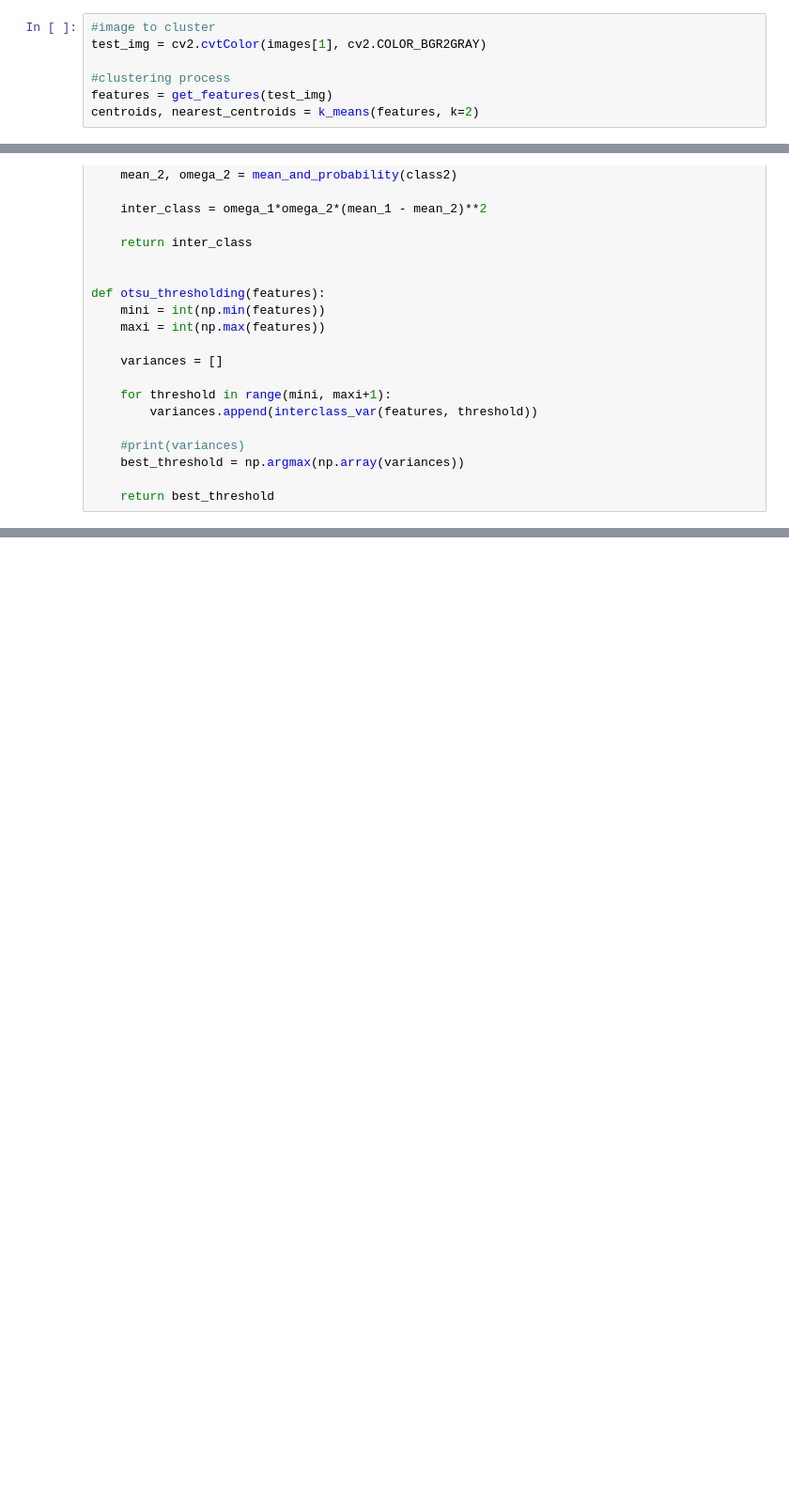
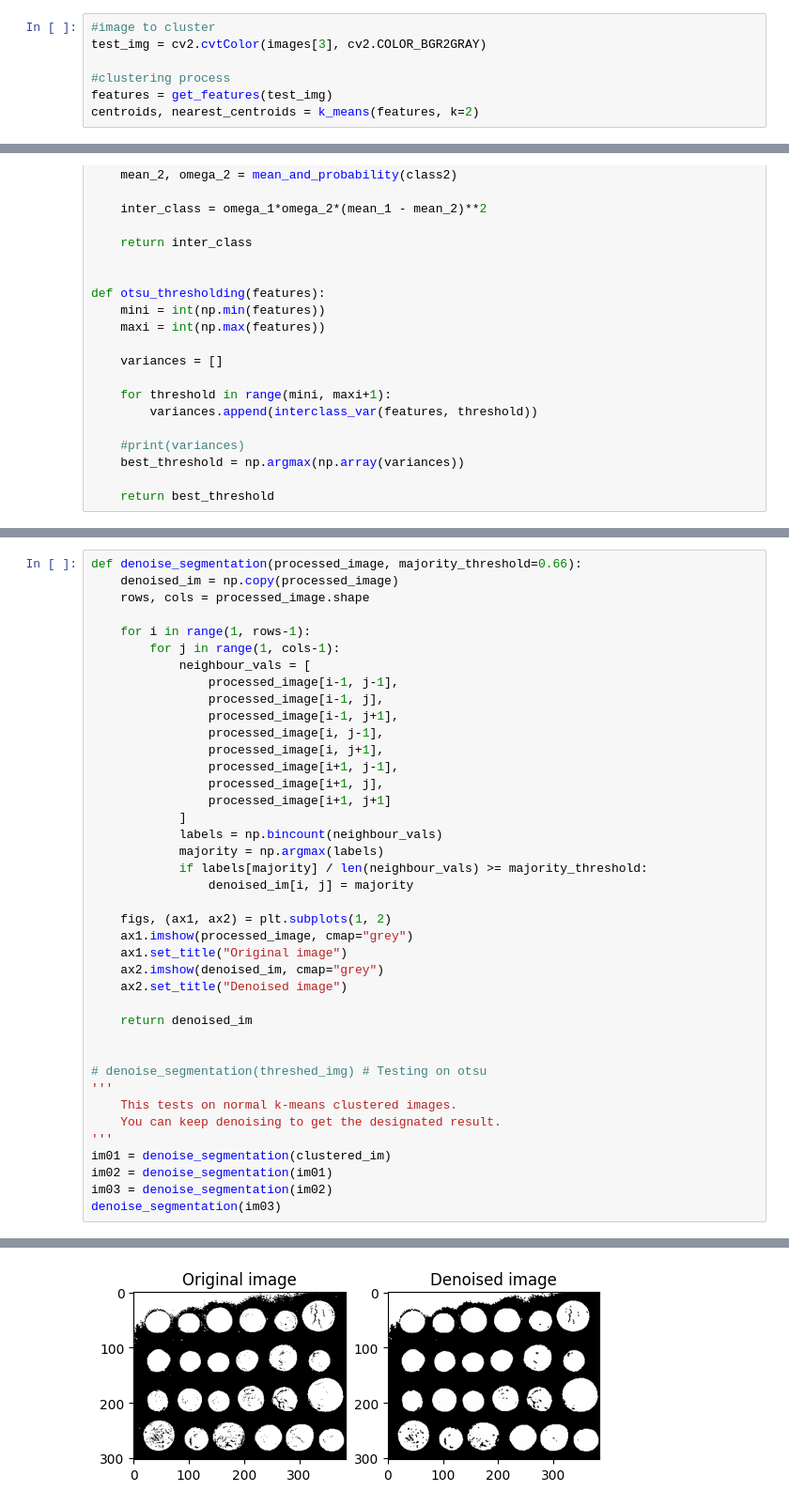
Before and after one commit to Cyrkryta/vision-image-processing, a Jupyter notebook: Assignment-5/assignment5.ipynb, the cells around one changed output, grey strips where cells are left out. Shown: that part at 94% size. Drawn from its saved outputs; the diff is of its cells as text; blank space fills up the shorter version.

```diff
--- a/Assignment-5/assignment5.ipynb
+++ b/Assignment-5/assignment5.ipynb
@@ -55,7 +57,7 @@ def k_means(features, k=3, maxIters=1000, starting_centroids = None):
     return centroids_old, nearest_centroids
 # %%
 #image to cluster
-test_img = cv2.cvtColor(images[1], cv2.COLOR_BGR2GRAY)
+test_img = cv2.cvtColor(images[3], cv2.COLOR_BGR2GRAY)
 
 #clustering process
 features = get_features(test_img)
@@ -150,0 +155,41 @@ plt.colorbar()
+# %%
+def denoise_segmentation(processed_image, majority_threshold=0.66):
+    denoised_im = np.copy(processed_image)
+    rows, cols = processed_image.shape
+
+    for i in range(1, rows-1):
+        for j in range(1, cols-1):
+            neighbour_vals = [
+                processed_image[i-1, j-1],
+                processed_image[i-1, j],
+                processed_image[i-1, j+1],
+                processed_image[i, j-1],
+                processed_image[i, j+1],
+                processed_image[i+1, j-1],
+                processed_image[i+1, j],
+                processed_image[i+1, j+1]
+            ]
+            labels = np.bincount(neighbour_vals)
+            majority = np.argmax(labels)
+            if labels[majority] / len(neighbour_vals) >= majority_threshold:
+                denoised_im[i, j] = majority
+
+    figs, (ax1, ax2) = plt.subplots(1, 2)
+    ax1.imshow(processed_image, cmap="grey")
+    ax1.set_title("Original image")
+    ax2.imshow(denoised_im, cmap="grey")
+    ax2.set_title("Denoised image")
+
+    return denoised_im
+
+
+# denoise_segmentation(threshed_img) # Testing on otsu
+'''
+    This tests on normal k-means clustered images.
+    You can keep denoising to get the designated result.
+'''
+im01 = denoise_segmentation(clustered_im)
+im02 = denoise_segmentation(im01)
+im03 = denoise_segmentation(im02)
+denoise_segmentation(im03)
+# %% [output]
@@ -150,0 +209 @@ plt.colorbar()
+[figure, added]
```
Also changed, not shown: parts of 4 cells of this notebook.
